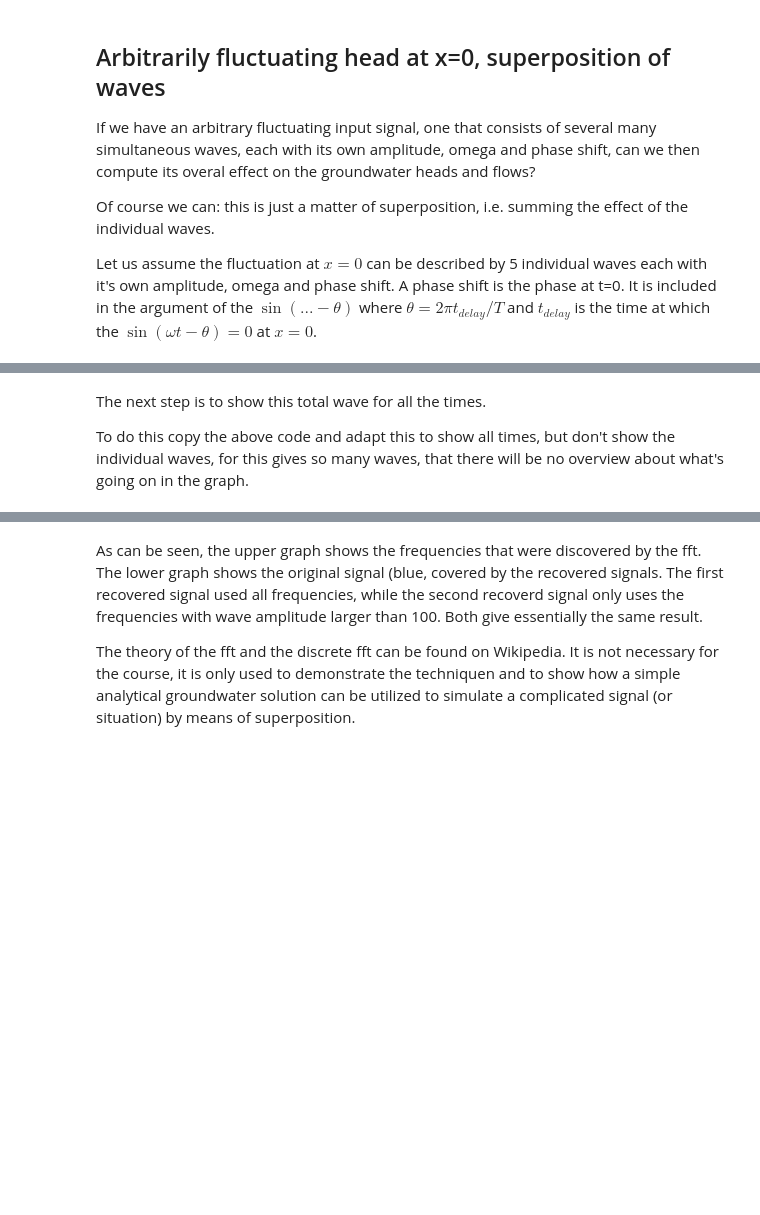
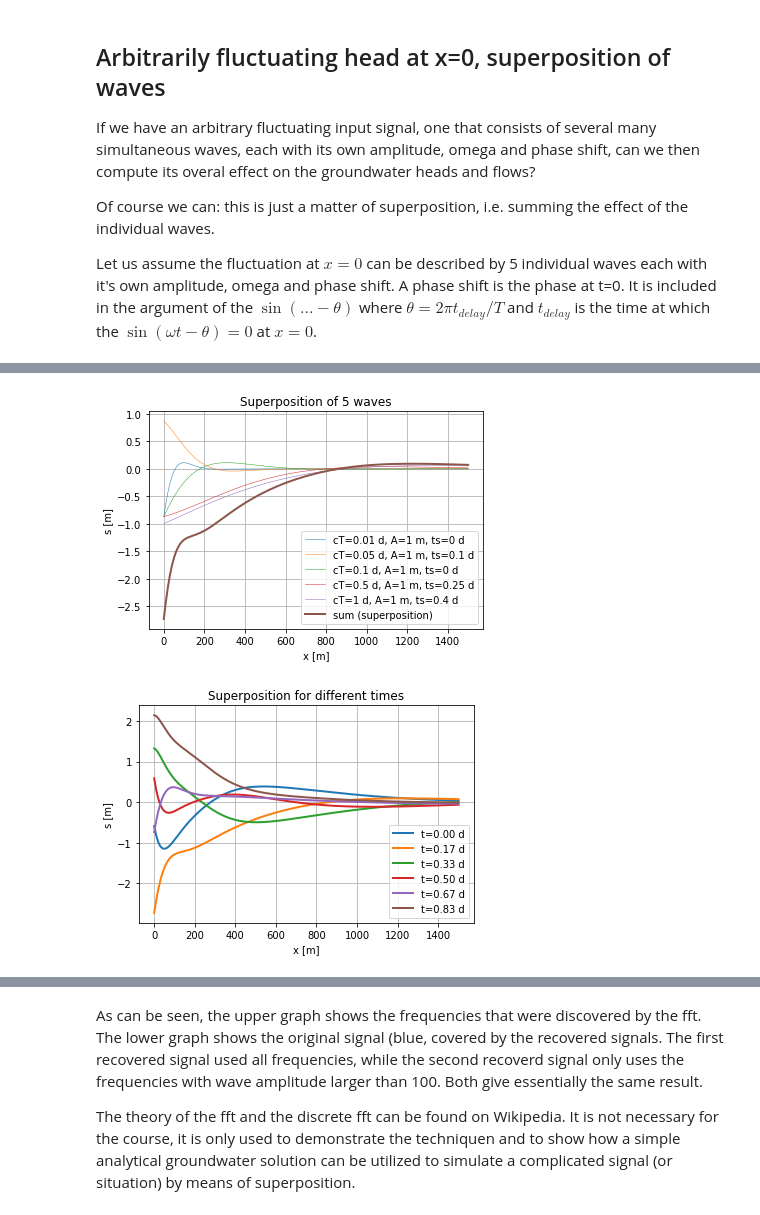
Before and after one commit to Olsthoorn/TransientGroundwaterFlow, a Jupyter notebook: docs/OneDimensionalTransientFlow.ipynb, the cells around one changed output, grey strips where cells are left out. Cells and saved outputs as stored; diff of their text form; code cells hidden in the pictures; blank space fills up the shorter version.

```diff
--- a/docs/OneDimensionalTransientFlow.ipynb
+++ b/docs/OneDimensionalTransientFlow.ipynb
@@ -232,27 +254,47 @@ Of course we can: this is just a matter of superposition, i.e. summing the effec
 
 Let us assume the fluctuation at $x=0$ can be described by 5 individual waves each with it's own amplitude, omega and phase shift. A phase shift is the phase at t=0. It is included in the argument of the $\sin(... - \theta)$ where $\theta = 2 \pi t_{delay}/T$ and  $t_{delay}$ is the time at which the $\sin(\omega t -\theta) = 0$ at $x=0$.
 # %%
-A     = [1.0, 1.2, 0.5, 0.9, 1.3] # [m] amplitudes
-theta = [0.2, 0.1, 0., 0.25, 0.4] # [-] angles in radians
-Times = [ 3.,  5., 7.,  11., 13.] # [h] cycle times of individual waves
-kD = 900/24 # [m2/h]
+As     = [1.0, 1.0, 1.0, 1.0, 1.0] # [m] amplitudes
+tshifts = [0, 0.1, 0., 0.25, 0.4] # [-] angles in radians
+cTimes = [ 0.01, 0.05, 0.1, 0.5, 1.0] # [h] cycle times of individual waves
+kD = 900 # [m2/h]
 S  = 1e-3 # [-]
-times = np.arange(0., 24., 3.)
+times = np.linspace(0., 1., 25)
 x = np.linspace(0., 1500., 150)
 
-ax = plt.figure().add_subplot(111)
-ax.set(xlabel='x [m]', ylabel='s [m]', title='Superposition of 5 waves')
+plt.title('Superposition of 5 waves')
+plt.xlabel('x [m]')
+plt.ylabel('s [m]')
+plt.grid()
 
-stot = np.zeros(x.shape)
+sTotal = np.zeros_like(x)
 t = times[4]
-for T, ampl, the in zip(Times, A, theta):
-    omega = 2 * np.pi / T
+for cT, A, ts in zip(cTimes, As, tshifts):
+    omega = 2 * np.pi / cT
     a = np.sqrt(omega * S / (2 * kD))
 
-    s = ampl * np.exp(-a * x) * np.sin(omega * t - a * x - the)
-    ax.plot(x, s, label='sin A={}, theta={}'.format(ampl, the))
-    stot += s
-ax.plot(x, stot, lw=3, label='total effect')
-ax.legend(loc='best', fontsize='xx-small', framealpha=0.5)
+    s = A * np.exp(-a * x) * np.sin(omega * (t - ts) - a * x)
+    plt.plot(x, s, lw=0.5, label='cT={:.3g} d, A={:.3g} m, ts={:.3g} d'.format(cT, A, ts))
+    sTotal += s
+plt.plot(x, sTotal, lw=2, label='sum (superposition)')
+plt.legend(loc='best')
 plt.show()
+
+plt.title('Superposition for different times')
+plt.xlabel('x [m]')
+plt.ylabel('s [m]')
+plt.grid()
+
+for t in np.linspace(0, 1., 7)[:-1]:
+    sTotal = np.zeros_like(x)
+    for cT, A, ts in zip(cTimes, As, tshifts):
+        omega = 2 * np.pi / cT
+        a = np.sqrt(omega * S / (2 * kD))
+
+        s = A * np.exp(-a * x) * np.sin(omega * (t - ts) - a * x)
+        #plt.plot(x, s, lw=0.5, label='cT={:.3g} d, A={:.3g} m, ts={:.3g} d'.format(cT, A, ts))
+        sTotal += s
+    plt.plot(x, sTotal, lw=2, label='t={:.2f} d'.format(t))
+plt.legend(loc='best')
+plt.show()
 # %% [output]
@@ -261,4 +301,2 @@ plt.show()
+[figure, added]
+[figure, added]
-# %% [markdown]
-The next step is to show this total wave for all the times.
-
-To do this copy the above code and adapt this to show all times, but don't show the individual waves, for this gives so many waves, that there will be no overview about what's going on in the graph.
```
Also changed, not shown: parts of 29 cells of this notebook, 1 other file.
